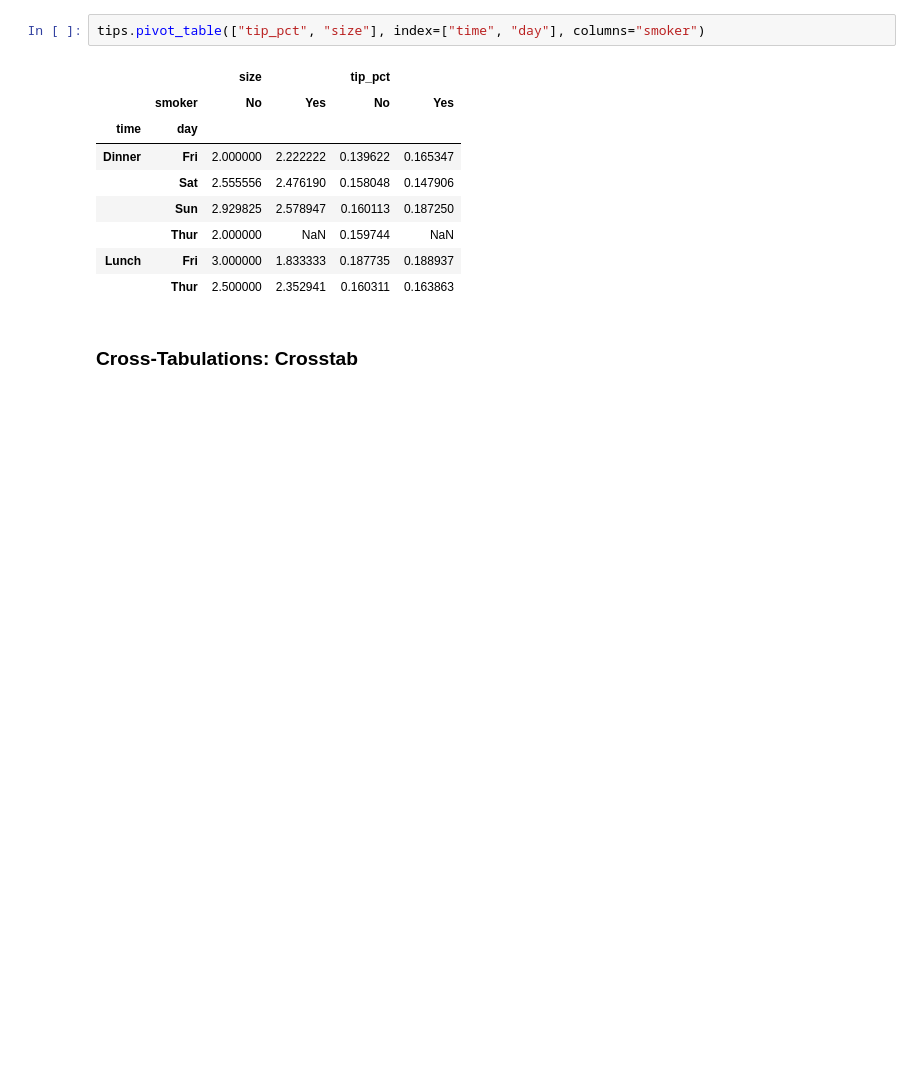
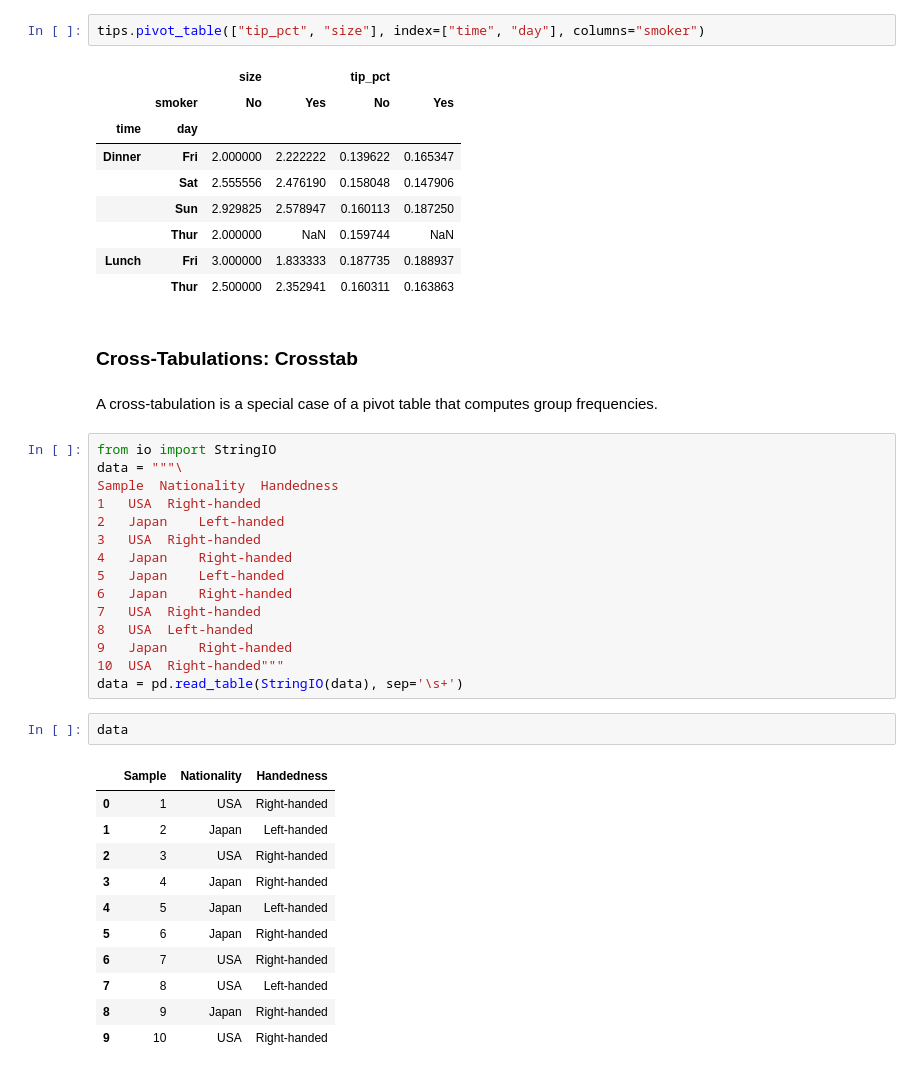
Before and after one commit to diego19508/pydata-book, a Jupyter notebook: Notes/DataAggregation_GroupOperations.ipynb, the cells around one changed output. Cells and saved outputs as stored; diff of their text form; blank space fills up the shorter version.

```diff
--- a/Notes/DataAggregation_GroupOperations.ipynb
+++ b/Notes/DataAggregation_GroupOperations.ipynb
@@ -654,3 +654,34 @@ tips.pivot_table(["tip_pct", "size"], index=["time", "day"], columns="smoker")
 |  | Thur | 2.500000 | 2.352941 | 0.160311 | 0.163863 |
 # %% [markdown]
 ### Cross-Tabulations: Crosstab
+# %% [markdown]
+A cross-tabulation is a special case of a pivot table that computes group frequencies.
+# %%
+from io import StringIO
+data = """\
+Sample  Nationality  Handedness
+1   USA  Right-handed
+2   Japan    Left-handed
+3   USA  Right-handed
+4   Japan    Right-handed
+5   Japan    Left-handed
+6   Japan    Right-handed
+7   USA  Right-handed
+8   USA  Left-handed
+9   Japan    Right-handed
+10  USA  Right-handed"""
+data = pd.read_table(StringIO(data), sep='\s+')
+# %%
+data
+# %% [output]
+|  | Sample | Nationality | Handedness |
+| 0 | 1 | USA | Right-handed |
+| 1 | 2 | Japan | Left-handed |
+| 2 | 3 | USA | Right-handed |
+| 3 | 4 | Japan | Right-handed |
+| 4 | 5 | Japan | Left-handed |
+| 5 | 6 | Japan | Right-handed |
+| 6 | 7 | USA | Right-handed |
+| 7 | 8 | USA | Left-handed |
+| 8 | 9 | Japan | Right-handed |
+| 9 | 10 | USA | Right-handed |
```
Also changed, not shown: parts of 2 cells of this notebook.
